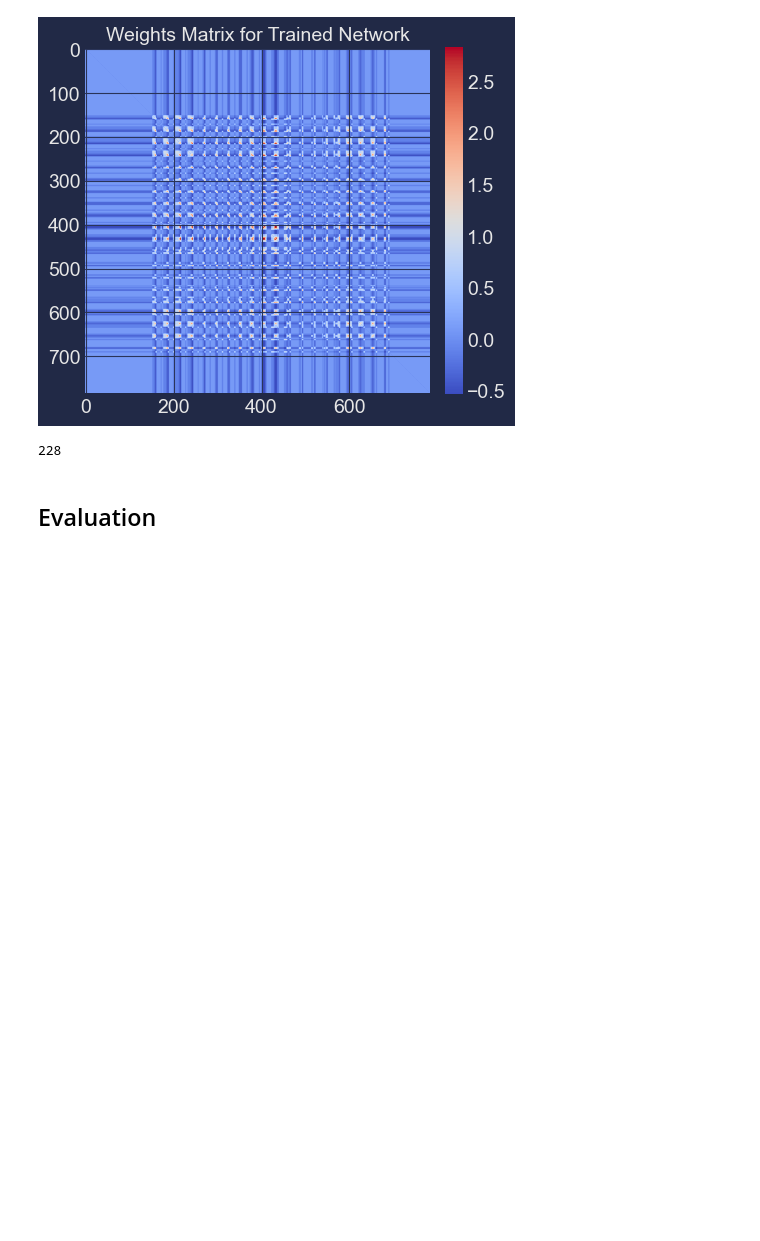
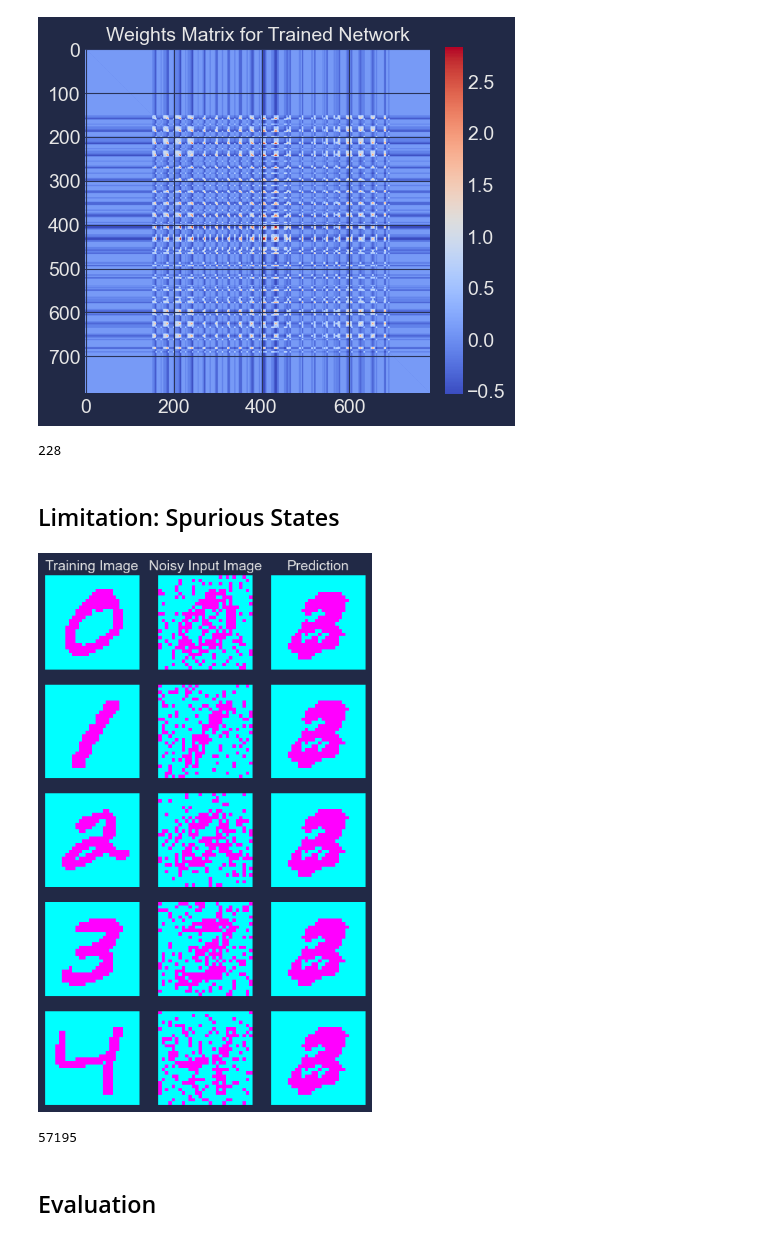
Before and after one commit to arpita2512/hopfield_experiments, a Jupyter notebook: Hopfield_Evaluation.ipynb, the cells around one changed output. Cells and saved outputs as stored; diff of their text form; code cells hidden in the pictures; blank space fills up the shorter version.

```diff
--- a/Hopfield_Evaluation.ipynb
+++ b/Hopfield_Evaluation.ipynb
@@ -79,6 +79,36 @@ model.plot_weight_matrix()
 gc.collect()
 # %% [output]
 228
+# %% [markdown]
+## Limitation: Spurious States
+# %%
+# get 5 digits & preprocess
+
+demo_train = []
+digits = list(range(5))
+
+for i in digits:
+    demo_train.append(X_train[y_train==i][0])
+
+demo_train = [utils.preprocessing(i) for i in demo_train]
+# %%
+# train model & test with 20% corruption
+
+model = hopfield.HopfieldNetwork()
+model.train(demo_train)
+
+demo_test = [utils.get_corrupted_input(x, 0.2) for x in demo_train]
+preds = model.predict(demo_test, threshold=100, num_iter=20)
+# %%
+# plot spurious states
+
+utils.plot(demo_train, demo_test, preds, figsize=(5, 8))
+# %% [output]
+[figure, added]
+# %%
+gc.collect()
+# %% [output]
+57195
 # %% [markdown]
 ## Evaluation
 # %%
```
Also changed, not shown: 12 other files.
